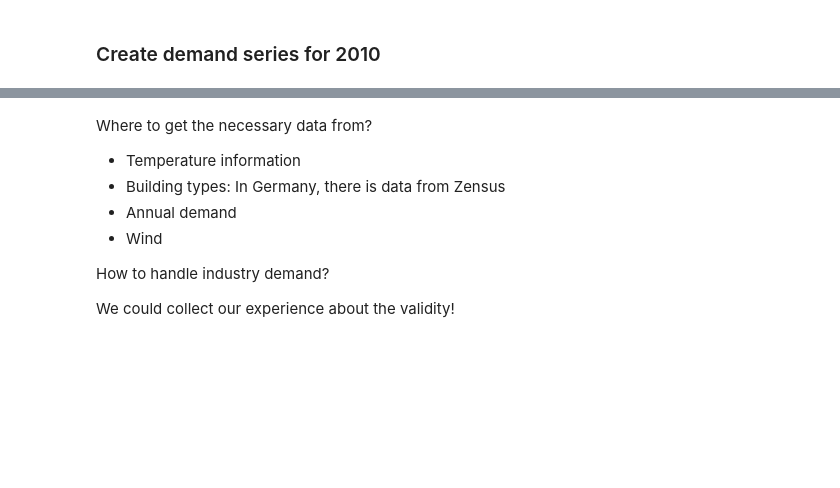
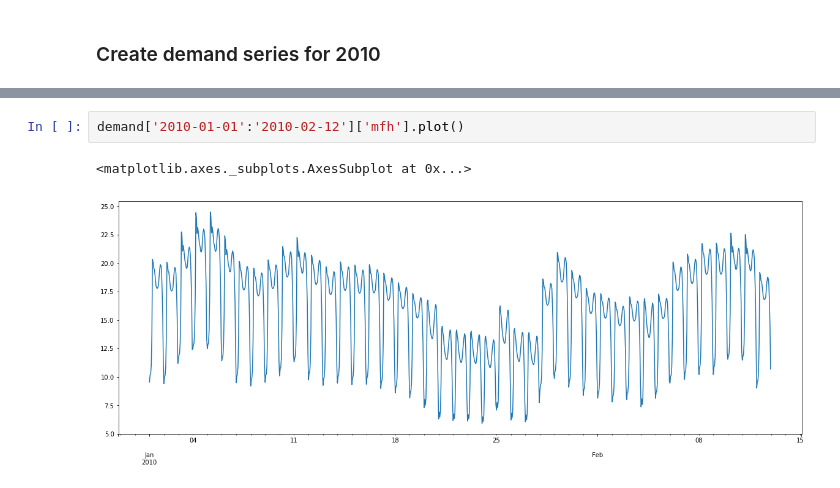
Before and after one commit to jnnr/models_oemof, a Jupyter notebook: example_demandlib/example_demandlib.ipynb, the cells around one changed output, grey strips where cells are left out. Saved outputs shown, nothing was run; the diff lists cells and outputs as text; blank space fills up the shorter version.

Commit message:
Add comparison to other data

```diff
--- a/example_demandlib/example_demandlib.ipynb
+++ b/example_demandlib/example_demandlib.ipynb
@@ -126,13 +142,8 @@ ax.set_ylabel("Heat demand in MW")
 plt.show()
 # %% [output]
 [figure]
-# %% [markdown]
-Where to get the necessary data from?
-* Temperature information
-* Building types: In Germany, there is data from Zensus
-* Annual demand
-* Wind
-
-How to handle industry demand?
-
-We could collect our experience about the validity!
+# %%
+demand['2010-01-01':'2010-02-12']['mfh'].plot()
+# %% [output]
+<matplotlib.axes._subplots.AxesSubplot at 0x...>
+[figure, added]
```
Also changed, not shown: parts of 14 cells of this notebook.
